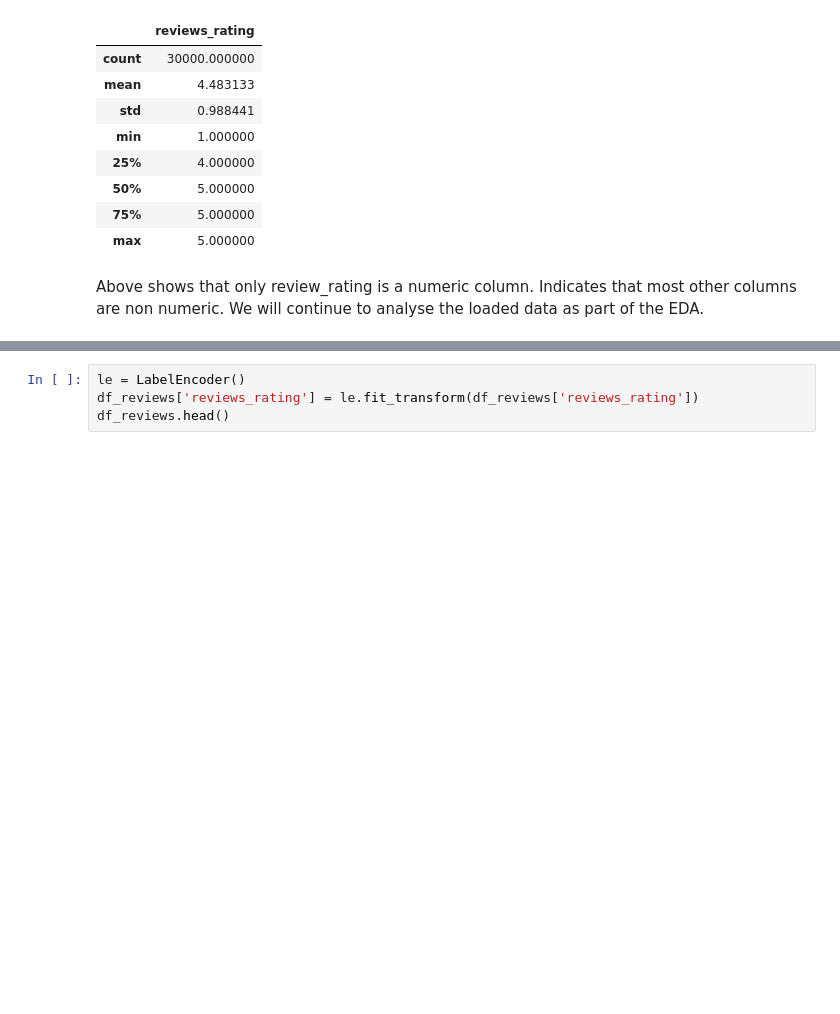
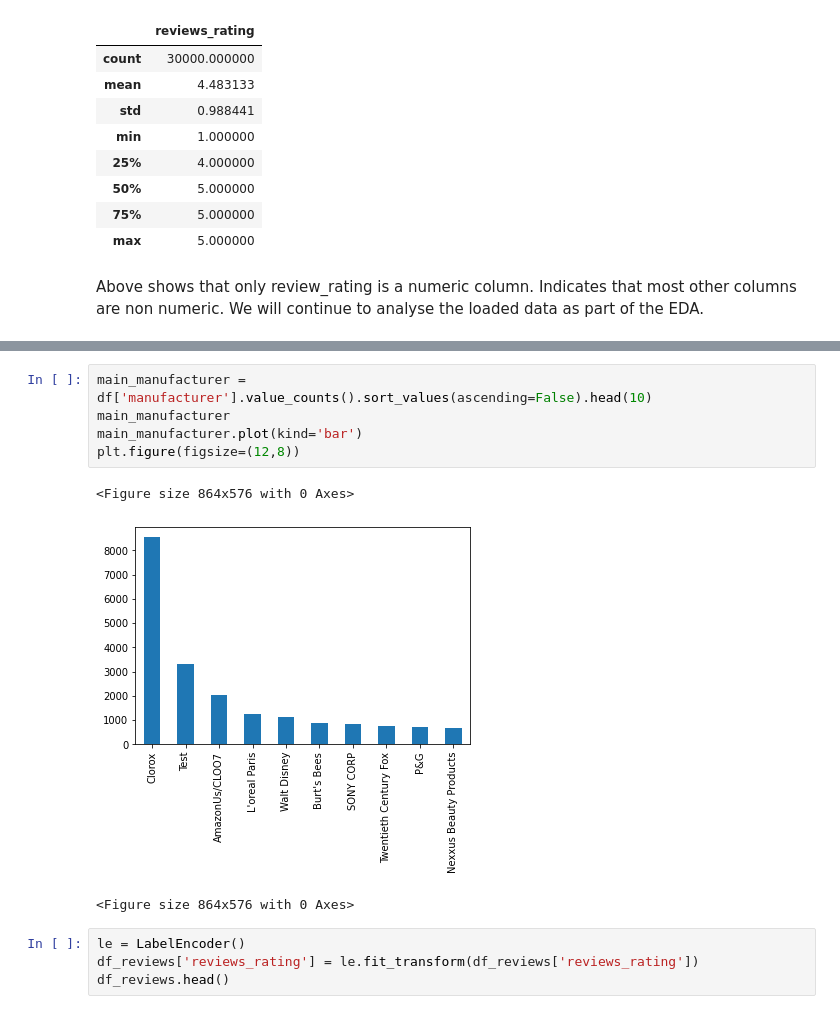
Before and after one commit to pandeyvaibhav/AzureIAC, a Jupyter notebook: Capstone_SentimentAnalysis.ipynb, the cells around one changed output, grey strips where cells are left out. Drawn from its saved outputs; the diff is of its cells as text; blank space fills up the shorter version.

```diff
--- a/Capstone_SentimentAnalysis.ipynb
+++ b/Capstone_SentimentAnalysis.ipynb
@@ -149,3 +202,12 @@ Passing a negative integer is deprecated in version 1.0 and will not be supporte
+# %%
+main_manufacturer = df['manufacturer'].value_counts().sort_values(ascending=False).head(10)
+main_manufacturer
+main_manufacturer.plot(kind='bar')
+plt.figure(figsize=(12,8))
+# %% [output]
+<Figure size 864x576 with 0 Axes>
+[figure, added]
+<Figure size 864x576 with 0 Axes>
 # %%
 le = LabelEncoder()
 df_reviews['reviews_rating'] = le.fit_transform(df_reviews['reviews_rating'])
```
Also changed, not shown: parts of 135 cells of this notebook.
